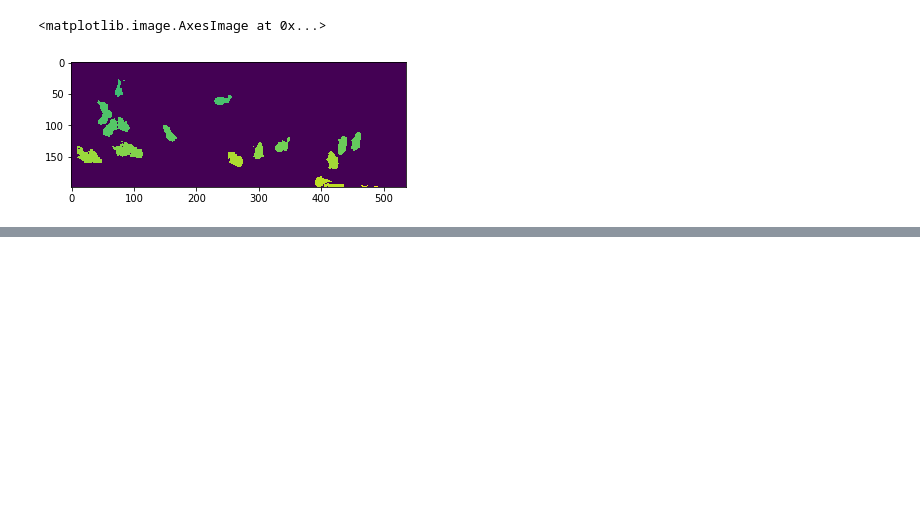
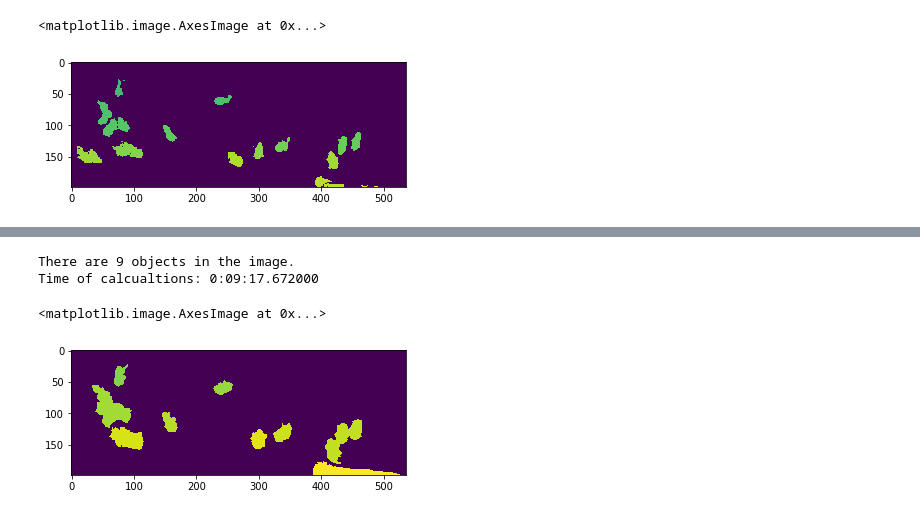
Before and after one commit to kolo-abb/Random-Scripts-And-Notes, a Jupyter notebook: Graph-Segmentation/bees/NGC within a ball.ipynb, the cells around one changed output, grey strips where cells are left out. Cells and saved outputs as stored; diff of their text form; code cells hidden in the pictures; blank space fills up the shorter version.

```diff
--- a/Graph-Segmentation/bees/NGC within a ball.ipynb
+++ b/Graph-Segmentation/bees/NGC within a ball.ipynb
@@ -317,0 +343,11 @@ Time of calcualtions: 0:08:44.500000
+# %%
+start_time = time.monotonic()
+result = pipeline('7.png', 625, 6, 6)
+end_time = time.monotonic()
+print('Time of calcualtions: {}'.format(timedelta(seconds = end_time - start_time)))
+plt.imshow(result)
+# %% [output]
+There are 9 objects in the image.
+Time of calcualtions: 0:09:17.672000
+<matplotlib.image.AxesImage at 0x...>
+[figure, added]
```
Also changed, not shown: parts of 5 cells of this notebook.
